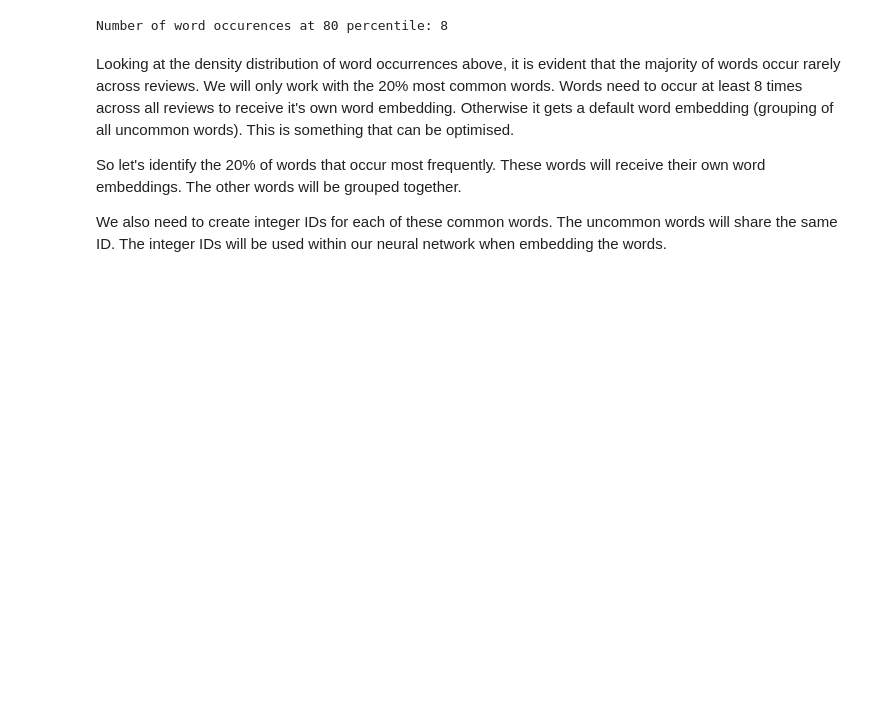
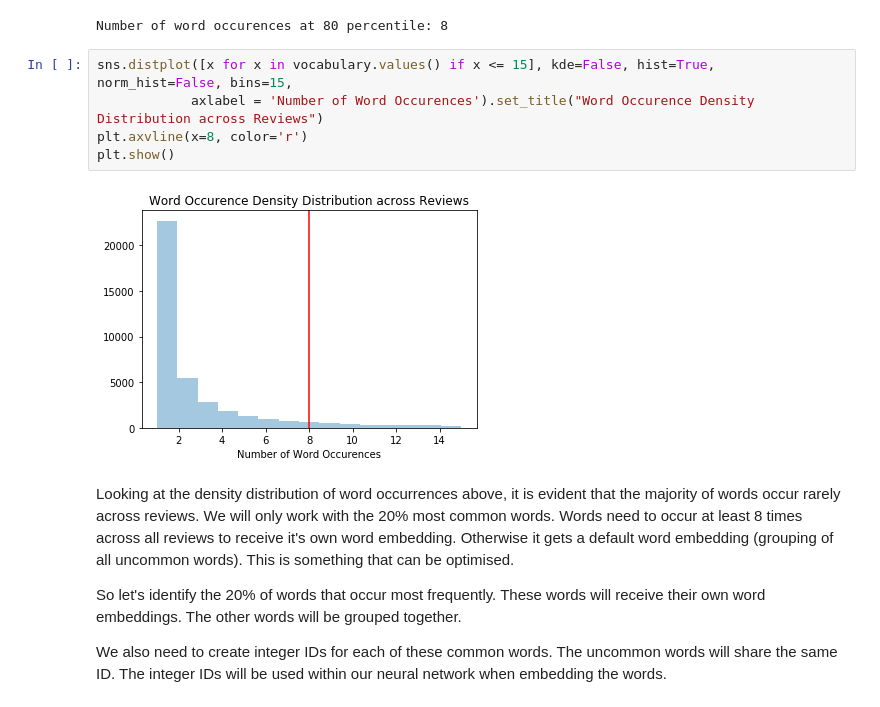
Before and after one commit to johannesharmse/wine_nlp, a Jupyter notebook: src/EDA/EDA.ipynb, the cells around one changed output. Drawn from its saved outputs; the diff is of its cells as text; blank space fills up the shorter version.

Commit message:
Add histogram

```diff
--- a/src/EDA/EDA.ipynb
+++ b/src/EDA/EDA.ipynb
@@ -189,6 +189,13 @@ percentile_value = np.percentile(list(vocabulary.values()), percentile)
 print("Number of word occurences at %d percentile: %d" % (percentile, percentile_value))
 # %% [output]
 Number of word occurences at 80 percentile: 8
+# %%
+sns.distplot([x for x in vocabulary.values() if x <= 15], kde=False, hist=True, norm_hist=False, bins=15,
+            axlabel = 'Number of Word Occurences').set_title("Word Occurence Density Distribution across Reviews")
+plt.axvline(x=8, color='r')
+plt.show()
+# %% [output]
+[figure, added]
 # %% [markdown]
 Looking at the density distribution of word occurrences above, it is evident that the majority of words occur rarely across reviews. We will only work with the 20% most common words. Words need to occur at least 8 times across all reviews to receive it's own word embedding. Otherwise it gets a default word embedding (grouping of all uncommon words). This is something that can be optimised.
 
```
Also changed, not shown: parts of 4 cells of this notebook.
